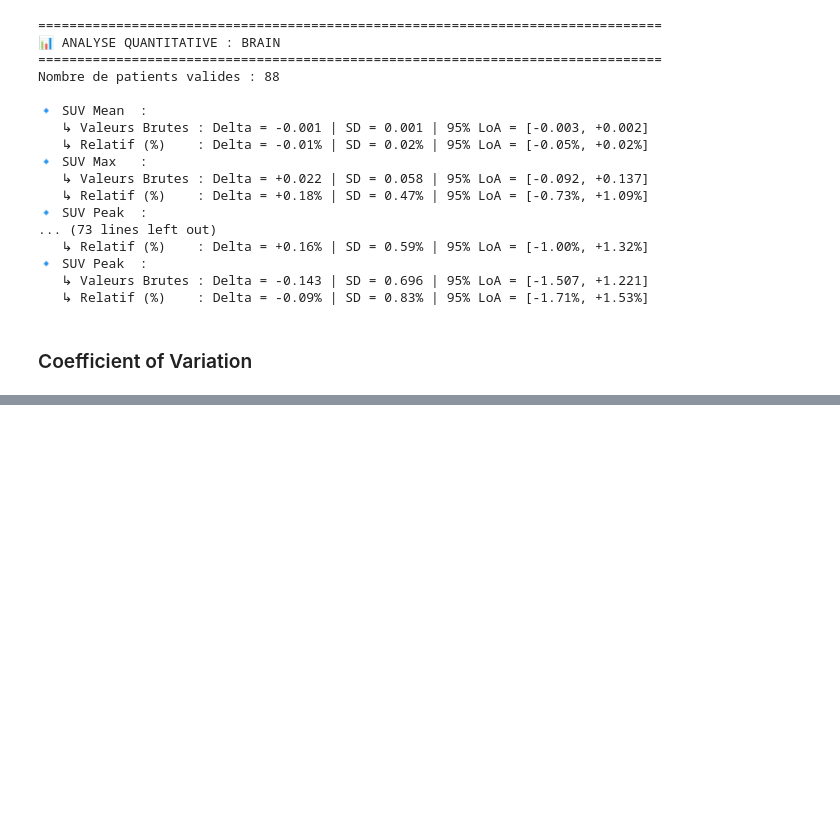
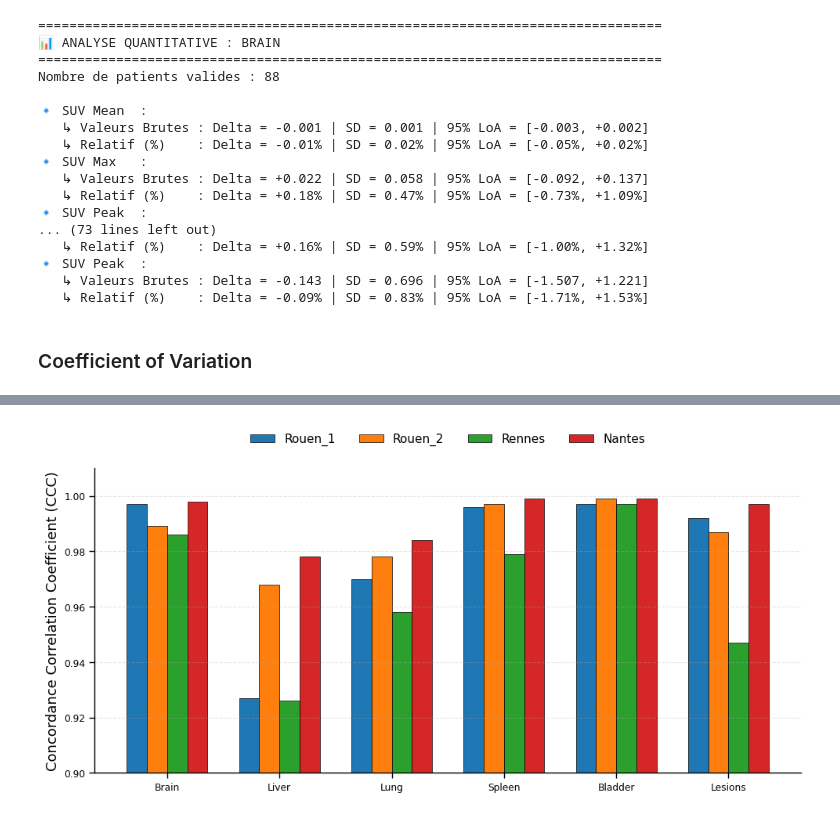
Before and after one commit to Arksyd96/federated-pet-harmonization, a Jupyter notebook: notebooks/pet_earl_translation_evaluation.ipynb, the cells around one changed output, grey strips where cells are left out. Saved outputs shown, nothing was run; the diff lists cells and outputs as text; code cells hidden in the pictures; blank space fills up the shorter version.

Commit message:
plotting ...

```diff
--- a/notebooks/pet_earl_translation_evaluation.ipynb
+++ b/notebooks/pet_earl_translation_evaluation.ipynb
@@ -1518,22 +1498,3 @@ Nombre de patients valides : 88
    ↳ Relatif (%)    : Delta = -0.09% | SD = 0.83% | 95% LoA = [-1.71%, +1.53%]
 # %% [markdown]
 ### Coefficient of Variation
-# %%
-vois = ['Brain', 'Liver', 'Lung', 'Spleen', 'Bladder', 'Lesions']
-n_patients = 50
-data = []
-
-for voi in vois:
-    base_cov = np.random.normal(loc=0.15, scale=0.03, size=n_patients)
-    # Native est plus bruité et décalé
-    cov_native = base_cov + np.random.normal(loc=0.06, scale=0.03, size=n_patients)
-    # Pseudo-EARL est quasi identique à EARL
-    cov_pseudo = base_cov + np.random.normal(loc=0.001, scale=0.003, size=n_patients)
-
-    for i in range(n_patients):
-        data.append({'Patient': i, 'VOI': voi, 'Modality': 'Native PET', 'Robust_COV': cov_native[i]})
-        data.append({'Patient': i, 'VOI': voi, 'Modality': 'EARL GT', 'Robust_COV': base_cov[i]})
-        data.append({'Patient': i, 'VOI': voi, 'Modality': 'Pseudo-EARL', 'Robust_COV': cov_pseudo[i]})
-
-# --- C'EST CE DATAFRAME QUE TU DOIS REMPLACER PAR LE TIENS ---
-df_cov = pd.DataFrame(data)
@@ -1749,0 +2711,72 @@ Name: Robust_COV, dtype: float64
+# %%
+import numpy as np
+import pandas as pd
+import matplotlib.pyplot as plt
+
+# ------------------------------------------------------------------
+# REPLACE WITH YOUR DATA
+# ------------------------------------------------------------------
+
+vois = ["Brain", "Liver", "Lung", "Spleen", "Bladder", "Lesions"]
+
+data = {
+    "Rouen_1": [0.997, 0.927, 0.970, 0.996, 0.997, 0.992],
+    "Rouen_2": [0.989, 0.968, 0.978, 0.997, 0.999, 0.987],
+    "Rennes":  [0.986, 0.926, 0.958, 0.979, 0.997, 0.947],
+    "Nantes":  [0.998, 0.978, 0.984, 0.999, 0.999, 0.997]
+}
+
+df = pd.DataFrame(data, index=vois)
+
+# ------------------------------------------------------------------
+# PLOT
+# ------------------------------------------------------------------
+
+plt.rcParams.update({
+    "font.size": 12,
+    "axes.labelsize": 13,
+    "axes.titlesize": 14,
+    "legend.fontsize": 11
+})
+
+fig, ax = plt.subplots(figsize=(10, 5))
+
+x = np.arange(len(vois))
+width = 0.18
+
+for i, center in enumerate(df.columns):
+    ax.bar(
+        x + (i - 1.5) * width,
+        df[center],
+        width=width,
+        label=center,
+        edgecolor="black",
+        linewidth=0.5
+    )
+
+ax.set_xticks(x)
+ax.set_xticklabels(vois)
+
+ax.set_ylabel("Concordance Correlation Coefficient (CCC)")
+ax.set_ylim(0.90, 1.01)
+
+ax.spines["top"].set_visible(False)
+ax.spines["right"].set_visible(False)
+
+ax.grid(
+    axis="y",
+    linestyle="--",
+    alpha=0.3
+)
+
+ax.legend(
+    frameon=False,
+    ncol=4,
+    loc="upper center",
+    bbox_to_anchor=(0.5, 1.15)
+)
+
+plt.tight_layout()
+plt.show()
+# %% [output]
+[figure, added]
```
Also changed, not shown: parts of 29 cells of this notebook.
